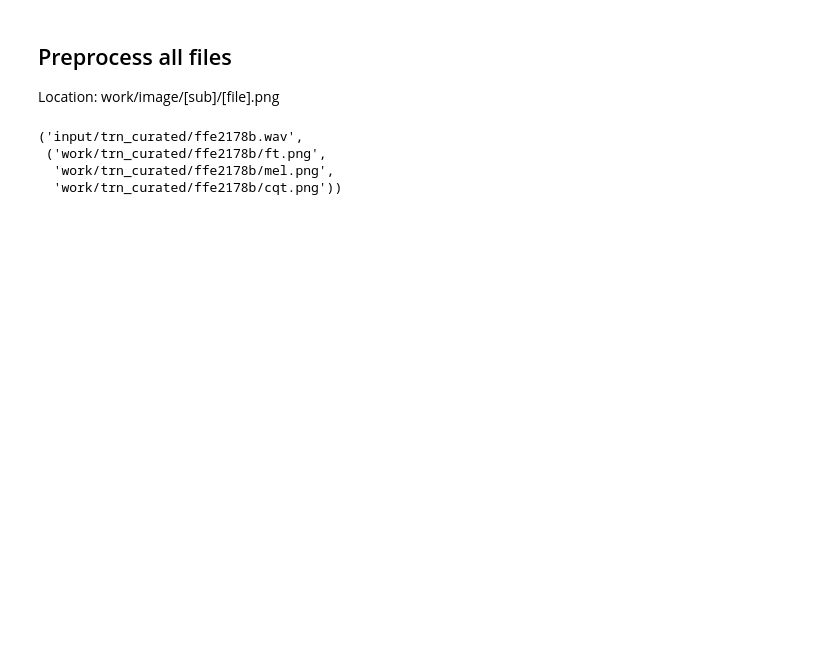
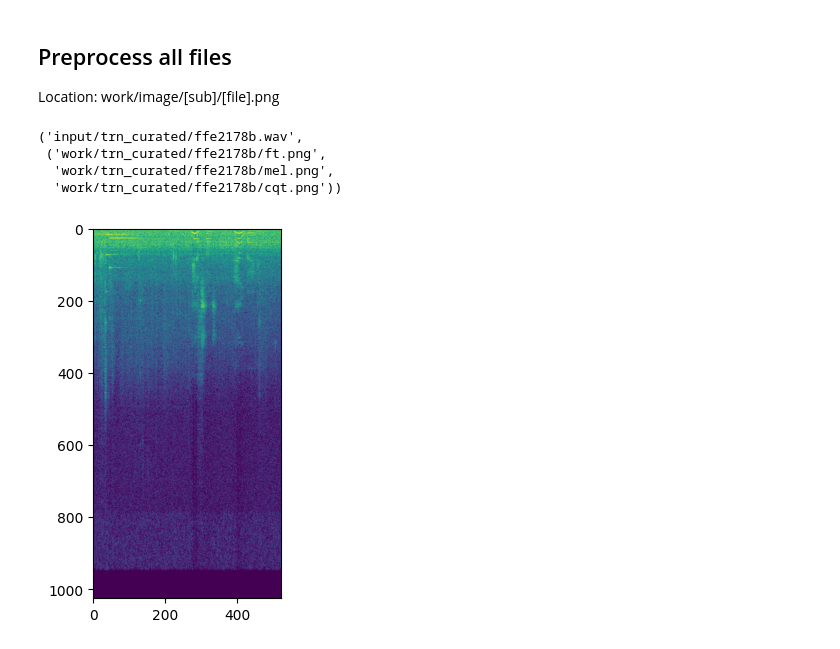
Before and after one commit to jtv199/audio-ML-2025, a Jupyter notebook: preprocess.ipynb, the cells around one changed output. Cells and saved outputs as stored; diff of their text form; code cells hidden in the pictures; blank space fills up the shorter version.

```diff
--- a/preprocess.ipynb
+++ b/preprocess.ipynb
@@ -94,6 +95,7 @@ def process_one(args):
     cqt.save(cqt_path)
 # %%
 stft,mel,cqt = to_image('input/trn_curated/ffe2178b.wav')
-stft.show()
-mel.show()
-cqt.show()
+plt.imshow(stft)
+plt.show()
+# %% [output]
+[figure, added]
```
Also changed, not shown: parts of 2 cells of this notebook, 12 other files.
